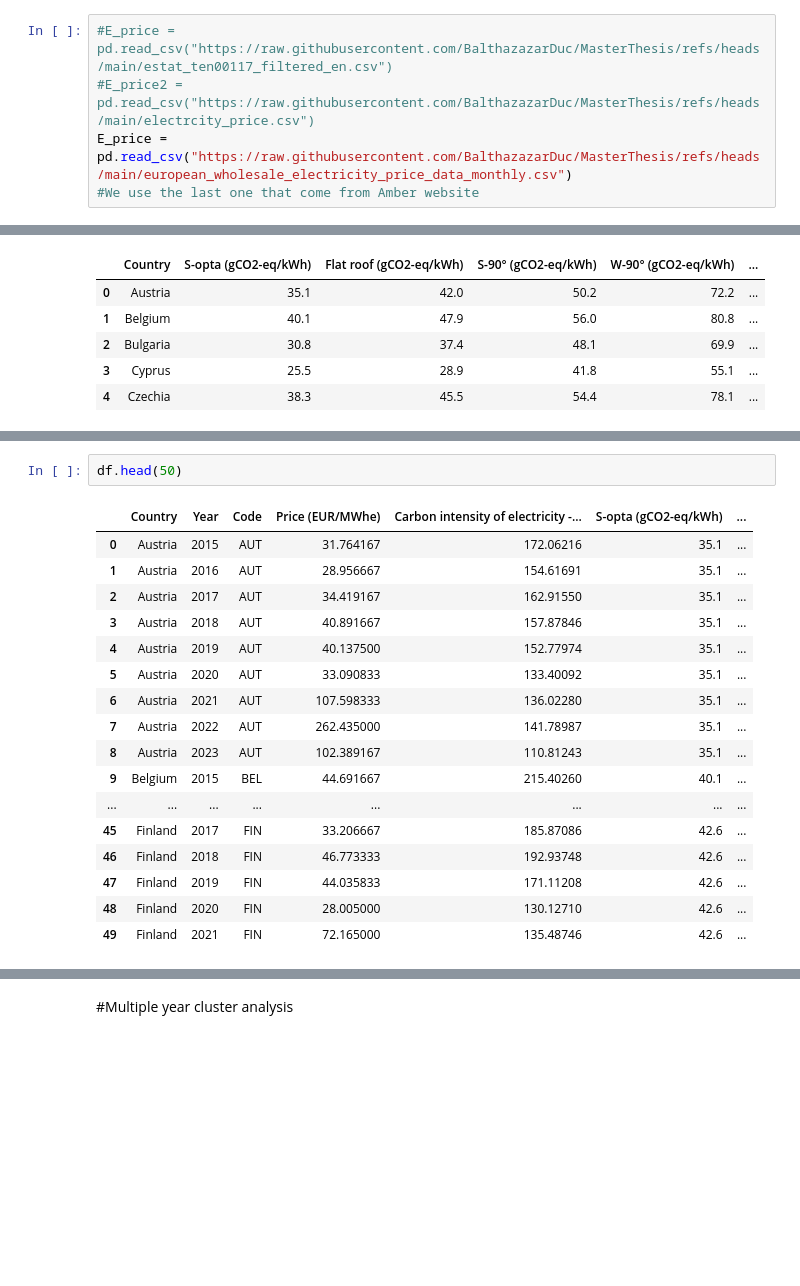
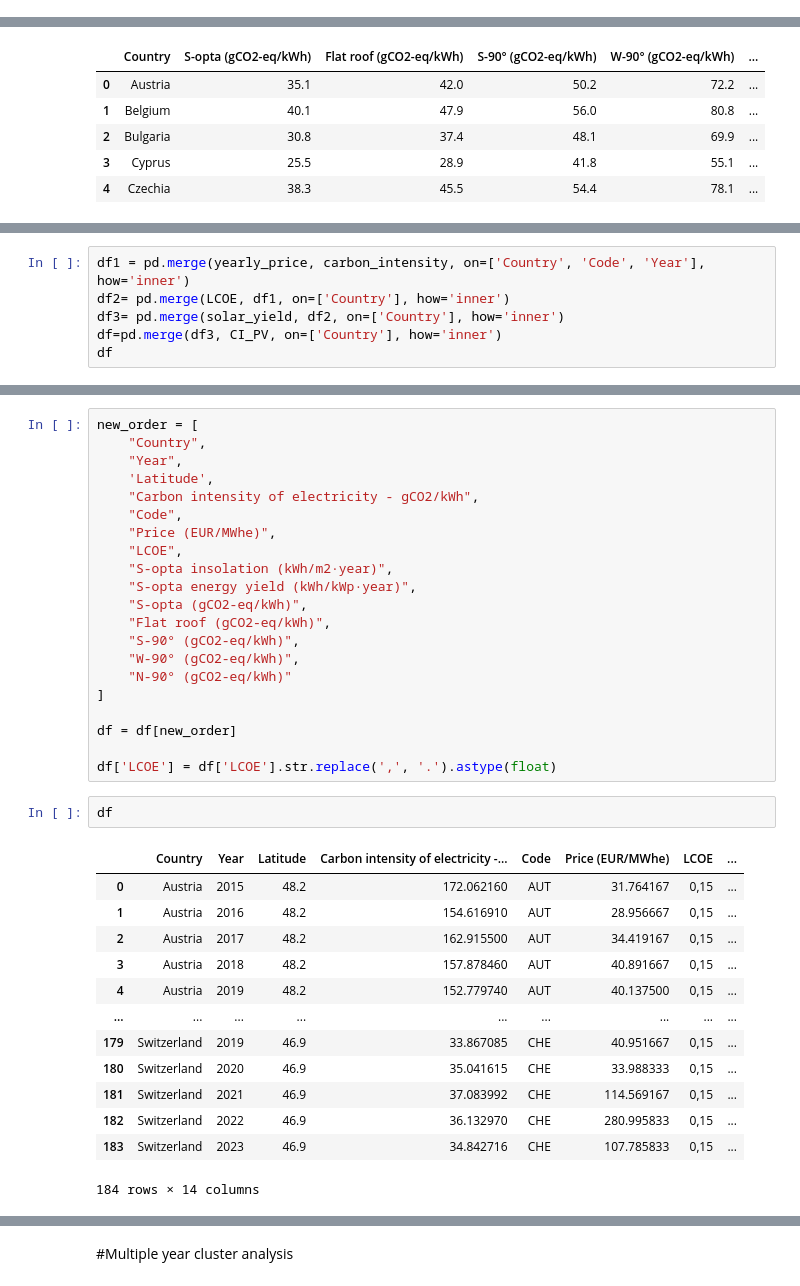
Before and after one commit to BalthazazarDuc/MasterThesis, a Jupyter notebook: Copie_de_MasterThesis.ipynb, the cells around one changed output, grey strips where cells are left out. Cells and saved outputs as stored; diff of their text form; blank space fills up the shorter version.

```diff
--- a/Copie_de_MasterThesis.ipynb
+++ b/Copie_de_MasterThesis.ipynb
@@ -26,6 +32 @@ CI_PV = pd.read_csv("https://raw.githubusercontent.com/BalthazazarDuc/MasterThes
-# %%
-#E_price = pd.read_csv("https://raw.githubusercontent.com/BalthazazarDuc/MasterThesis/refs/heads/main/estat_ten00117_filtered_en.csv")
-#E_price2 = pd.read_csv("https://raw.githubusercontent.com/BalthazazarDuc/MasterThesis/refs/heads/main/electrcity_price.csv")
-E_price = pd.read_csv("https://raw.githubusercontent.com/BalthazazarDuc/MasterThesis/refs/heads/main/european_wholesale_electricity_price_data_monthly.csv")
-#We use the last one that come from Amber website
 # %% [markdown]
@@ -317,0 +207,6 @@ df
+# %%
+df1 = pd.merge(yearly_price, carbon_intensity, on=['Country', 'Code', 'Year'], how='inner')
+df2= pd.merge(LCOE, df1, on=['Country'], how='inner')
+df3= pd.merge(solar_yield, df2, on=['Country'], how='inner')
+df=pd.merge(df3, CI_PV, on=['Country'], how='inner')
+df
@@ -318,21 +237,38 @@ df
+# %%
+new_order = [
+    "Country",
+    "Year",
+    'Latitude',
+    "Carbon intensity of electricity - gCO2/kWh",
+    "Code",
+    "Price (EUR/MWhe)",
+    "LCOE",
+    "S-opta insolation (kWh/m2·year)",
+    "S-opta energy yield (kWh/kWp·year)",
+    "S-opta (gCO2-eq/kWh)",
+    "Flat roof (gCO2-eq/kWh)",
+    "S-90° (gCO2-eq/kWh)",
+    "W-90° (gCO2-eq/kWh)",
+    "N-90° (gCO2-eq/kWh)"
+]
+
+df = df[new_order]
+
+df['LCOE'] = df['LCOE'].str.replace(',', '.').astype(float)
 # %%
-df.head(50)
+df
 # %% [output]
-|  | Country | Year | Code | Price (EUR/MWhe) | Carbon intensity of electricity -... | S-opta (gCO2-eq/kWh) | ... |
-| 0 | Austria | 2015 | AUT | 31.764167 | 172.06216 | 35.1 | ... |
-| 1 | Austria | 2016 | AUT | 28.956667 | 154.61691 | 35.1 | ... |
-| 2 | Austria | 2017 | AUT | 34.419167 | 162.91550 | 35.1 | ... |
-| 3 | Austria | 2018 | AUT | 40.891667 | 157.87846 | 35.1 | ... |
-| 4 | Austria | 2019 | AUT | 40.137500 | 152.77974 | 35.1 | ... |
-| 5 | Austria | 2020 | AUT | 33.090833 | 133.40092 | 35.1 | ... |
-| 6 | Austria | 2021 | AUT | 107.598333 | 136.02280 | 35.1 | ... |
-| 7 | Austria | 2022 | AUT | 262.435000 | 141.78987 | 35.1 | ... |
-| 8 | Austria | 2023 | AUT | 102.389167 | 110.81243 | 35.1 | ... |
-| 9 | Belgium | 2015 | BEL | 44.691667 | 215.40260 | 40.1 | ... |
-| ... | ... | ... | ... | ... | ... | ... | ... |
-| 45 | Finland | 2017 | FIN | 33.206667 | 185.87086 | 42.6 | ... |
-| 46 | Finland | 2018 | FIN | 46.773333 | 192.93748 | 42.6 | ... |
-| 47 | Finland | 2019 | FIN | 44.035833 | 171.11208 | 42.6 | ... |
-| 48 | Finland | 2020 | FIN | 28.005000 | 130.12710 | 42.6 | ... |
-| 49 | Finland | 2021 | FIN | 72.165000 | 135.48746 | 42.6 | ... |
+|  | Country | Year | Latitude | Carbon intensity of electricity -... | Code | Price (EUR/MWhe) | LCOE | ... |
+| 0 | Austria | 2015 | 48.2 | 172.062160 | AUT | 31.764167 | 0,15 | ... |
+| 1 | Austria | 2016 | 48.2 | 154.616910 | AUT | 28.956667 | 0,15 | ... |
+| 2 | Austria | 2017 | 48.2 | 162.915500 | AUT | 34.419167 | 0,15 | ... |
+| 3 | Austria | 2018 | 48.2 | 157.878460 | AUT | 40.891667 | 0,15 | ... |
+| 4 | Austria | 2019 | 48.2 | 152.779740 | AUT | 40.137500 | 0,15 | ... |
+| ... | ... | ... | ... | ... | ... | ... | ... | ... |
+| 179 | Switzerland | 2019 | 46.9 | 33.867085 | CHE | 40.951667 | 0,15 | ... |
+| 180 | Switzerland | 2020 | 46.9 | 35.041615 | CHE | 33.988333 | 0,15 | ... |
+| 181 | Switzerland | 2021 | 46.9 | 37.083992 | CHE | 114.569167 | 0,15 | ... |
+| 182 | Switzerland | 2022 | 46.9 | 36.132970 | CHE | 280.995833 | 0,15 | ... |
+| 183 | Switzerland | 2023 | 46.9 | 34.842716 | CHE | 107.785833 | 0,15 | ... |
+184 rows × 14 columns
 # %%
```
Also changed, not shown: parts of 34 cells of this notebook.
